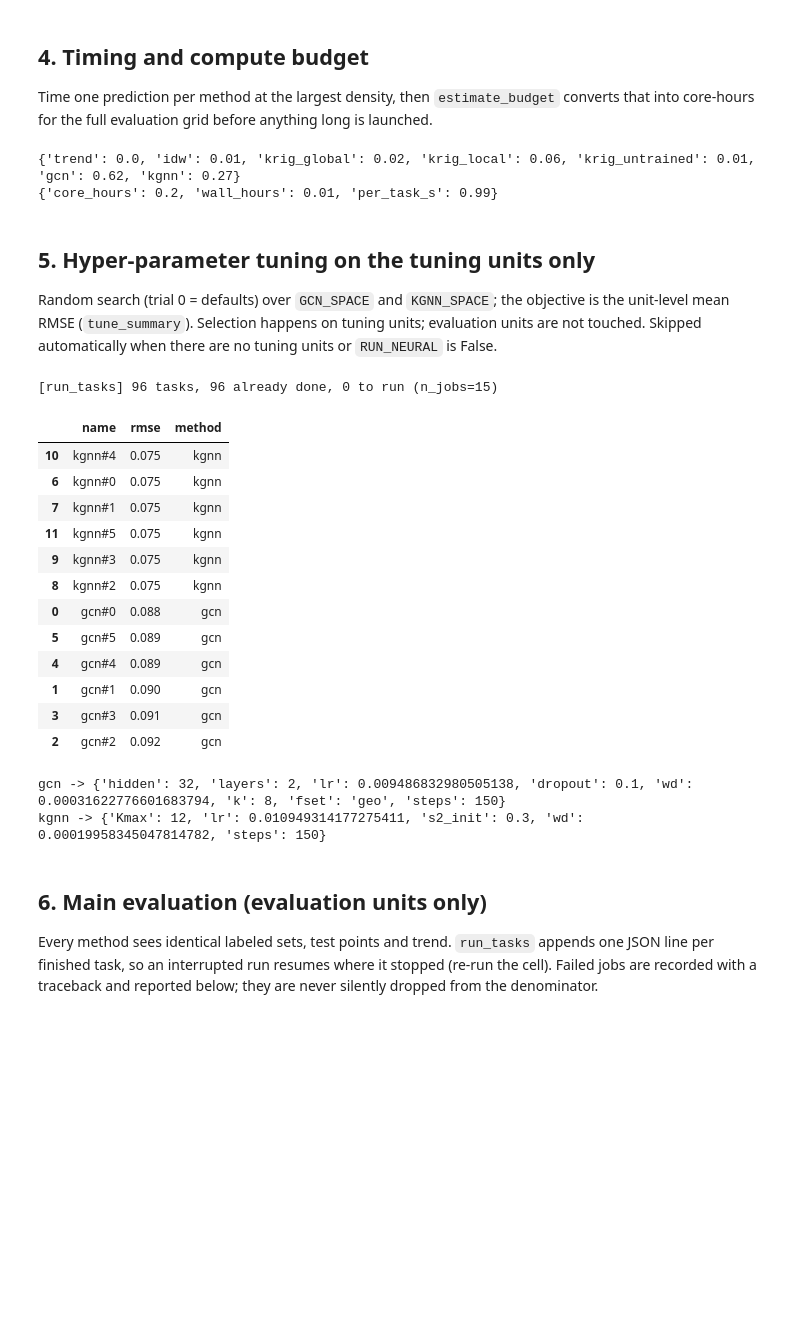
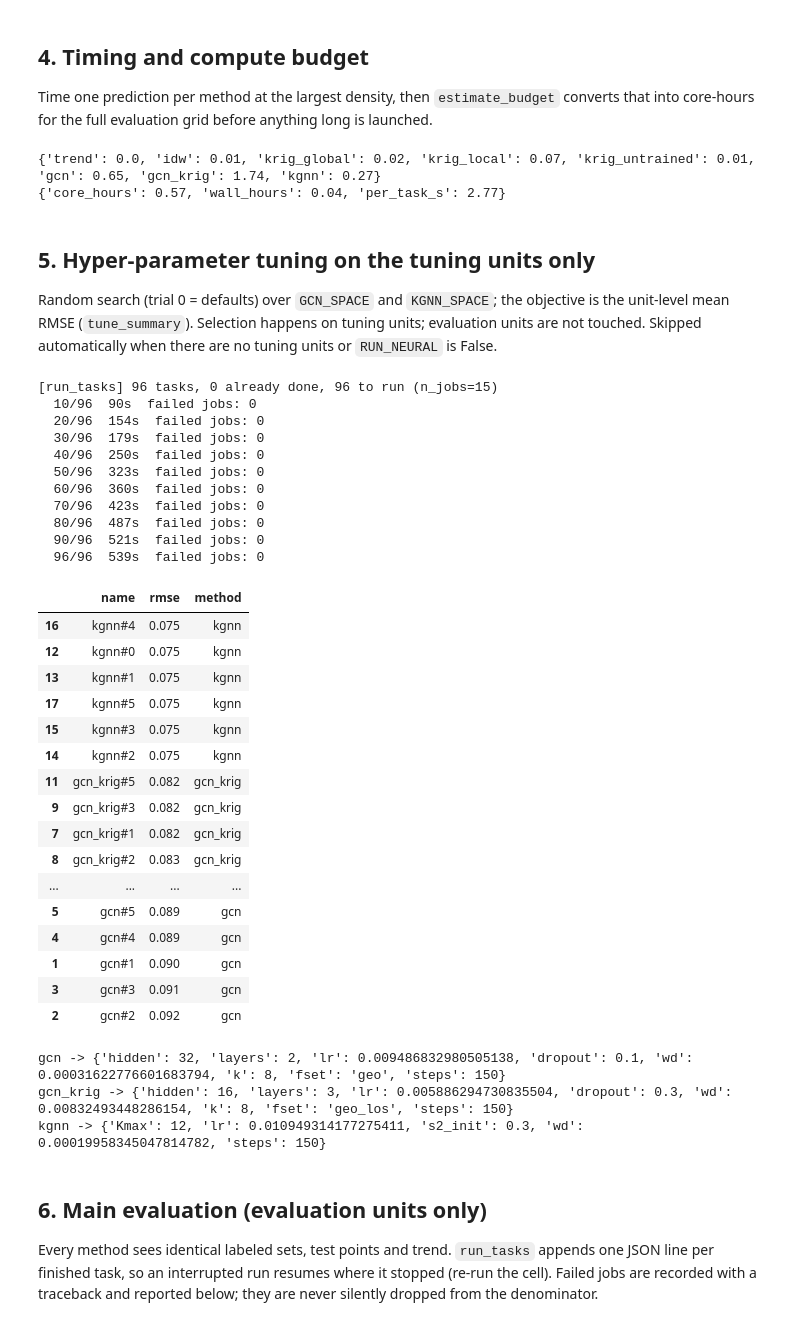
Before and after one commit to CompileArtisan/prism, a Jupyter notebook: radiomap_6g_sweep.ipynb, the cells around one changed output. Cells and saved outputs as stored; diff of their text form; code cells hidden in the pictures; blank space fills up the shorter version.

```diff
--- a/radiomap_6g_sweep.ipynb
+++ b/radiomap_6g_sweep.ipynb
@@ -180,7 +182,7 @@ trend direction OK
 split structure OK
 # %%
 # 3. label-leak test for every method that is going to be run
-METHODS_CHECK = ["trend", "idw", "krig_global", "krig_local"] + (["krig_untrained", "gcn", "kgnn"] if RUN_NEURAL else [])
+METHODS_CHECK = ["trend", "idw", "krig_global", "krig_local"] + (["krig_untrained", "gcn", "gcn_krig", "kgnn"] if RUN_NEURAL else [])
 tr, te = rc.split_for(u0, 100, 0, CFG["n_test"])
 u_bad = {k: (v.copy() if isinstance(v, np.ndarray) else v) for k, v in u0.items()}
 u_bad["y"][te] = u_bad["y"][te] + np.random.default_rng(1).normal(0, 50, len(te))     # corrupt TEST labels only
@@ -212,7 +215,7 @@ krig_local   status=ok rmse=0.839 dB
 
 Time one prediction per method at the largest density, then `estimate_budget` converts that into core-hours for the full evaluation grid before anything long is launched.
 # %%
-METHODS = ["trend", "idw", "krig_global", "krig_local"] + (["krig_untrained", "gcn", "kgnn"] if RUN_NEURAL else [])
+METHODS = ["trend", "idw", "krig_global", "krig_local"] + (["krig_untrained", "gcn", "gcn_krig", "kgnn"] if RUN_NEURAL else [])
 timing = {}
 for m in METHODS:
     r = rc.run_task(dict(id="time", unit=ok[0], density=max(CFG["densities"]), rep=0,
@@ -223,57 +226,73 @@ bud = rc.estimate_budget({k: (v if np.isfinite(v) else 60.0) for k, v in timing.
                          CFG["densities"], CFG["n_rep"], METHODS, N_JOBS)
 print({k: round(v, 2) for k, v in bud.items()})
 # %% [output]
-{'trend': 0.0, 'idw': 0.01, 'krig_global': 0.02, 'krig_local': 0.06, 'krig_untrained': 0.01, 'gcn': 0.62, 'kgnn': 0.27}
-{'core_hours': 0.2, 'wall_hours': 0.01, 'per_task_s': 0.99}
+{'trend': 0.0, 'idw': 0.01, 'krig_global': 0.02, 'krig_local': 0.07, 'krig_untrained': 0.01, 'gcn': 0.65, 'gcn_krig': 1.74, 'kgnn': 0.27}
+{'core_hours': 0.57, 'wall_hours': 0.04, 'per_task_s': 2.77}
 # %% [markdown]
 ## 5. Hyper-parameter tuning on the tuning units only
 
 Random search (trial 0 = defaults) over `GCN_SPACE` and `KGNN_SPACE`; the objective is the unit-level mean RMSE (`tune_summary`). Selection happens on tuning units; evaluation units are not touched. Skipped automatically when there are no tuning units or `RUN_NEURAL` is False.
 # %%
 N_TRIALS, TUNE_REP = 6, 2
-BEST_HP = {"gcn": {}, "kgnn": {}}
-TUNE_PATH = os.path.join(CFG["cache_dir"], "tune.jsonl")
+BEST_HP = {"gcn": {}, "gcn_krig": {}, "kgnn": {}}
+TUNE_PATH = os.path.join(CFG["cache_dir"], "tune2.jsonl")
 
 if RUN_NEURAL and TUNE_UNITS:
     trials = {"gcn": rc.random_search_space(rc.GCN_SPACE, N_TRIALS, seed=1),
+              "gcn_krig": rc.random_search_space(rc.GCN_SPACE, N_TRIALS, seed=3),
               "kgnn": rc.random_search_space(rc.KGNN_SPACE, N_TRIALS, seed=2)}
     jobs = [dict(name=f"{m}#{i}", method=m, hp=hp) for m, hs in trials.items() for i, hp in enumerate(hs)]
-    tasks = rc.make_tasks(TUNE_UNITS, CFG["densities"], TUNE_REP, jobs, CFG, prefix="tune")
+    tasks = rc.make_tasks(TUNE_UNITS, CFG["densities"], TUNE_REP, jobs, CFG, prefix="tune2")
     # a previous run in which every job failed would otherwise be treated as "already done" and skipped
     _prev = rc.read_results(TUNE_PATH)
     if len(_prev) and not (_prev.status == "ok").any():
         print("stale all-failed tune.jsonl found -> deleting it and re-running"); os.remove(TUNE_PATH)
     rc.run_tasks(tasks, TUNE_PATH, n_jobs=N_JOBS)
     tdf = rc.read_results(TUNE_PATH)
     if not (tdf.status == "ok").any():
         raise RuntimeError("Every tuning job failed. Reason:\n" + str(tdf.err.iloc[0]))
     ts = rc.tune_summary(tdf)
     ts["method"] = ts["name"].str.split("#").str[0]
     overall = ts.groupby("name", as_index=False).rmse.mean()
     overall["method"] = overall["name"].str.split("#").str[0]
     display(overall.sort_values("rmse").round(3))
     for m in BEST_HP:
         best = overall[overall.method == m].sort_values("rmse").iloc[0]["name"]
         BEST_HP[m] = trials[m][int(best.split("#")[1])]
         print(m, "->", BEST_HP[m])
 else:
     print("Tuning skipped; neural methods use their built-in defaults.")
 # %% [output]
-[run_tasks] 96 tasks, 96 already done, 0 to run (n_jobs=15)
+[run_tasks] 96 tasks, 0 already done, 96 to run (n_jobs=15)
+  10/96  90s  failed jobs: 0
+  20/96  154s  failed jobs: 0
+  30/96  179s  failed jobs: 0
+  40/96  250s  failed jobs: 0
+  50/96  323s  failed jobs: 0
+  60/96  360s  failed jobs: 0
+  70/96  423s  failed jobs: 0
+  80/96  487s  failed jobs: 0
+  90/96  521s  failed jobs: 0
+  96/96  539s  failed jobs: 0
 |  | name | rmse | method |
-| 10 | kgnn#4 | 0.075 | kgnn |
-| 6 | kgnn#0 | 0.075 | kgnn |
-| 7 | kgnn#1 | 0.075 | kgnn |
-| 11 | kgnn#5 | 0.075 | kgnn |
-| 9 | kgnn#3 | 0.075 | kgnn |
-| 8 | kgnn#2 | 0.075 | kgnn |
-| 0 | gcn#0 | 0.088 | gcn |
+| 16 | kgnn#4 | 0.075 | kgnn |
+| 12 | kgnn#0 | 0.075 | kgnn |
+| 13 | kgnn#1 | 0.075 | kgnn |
+| 17 | kgnn#5 | 0.075 | kgnn |
+| 15 | kgnn#3 | 0.075 | kgnn |
+| 14 | kgnn#2 | 0.075 | kgnn |
+| 11 | gcn_krig#5 | 0.082 | gcn_krig |
+| 9 | gcn_krig#3 | 0.082 | gcn_krig |
+| 7 | gcn_krig#1 | 0.082 | gcn_krig |
+| 8 | gcn_krig#2 | 0.083 | gcn_krig |
+| ... | ... | ... | ... |
 | 5 | gcn#5 | 0.089 | gcn |
 | 4 | gcn#4 | 0.089 | gcn |
 | 1 | gcn#1 | 0.090 | gcn |
 | 3 | gcn#3 | 0.091 | gcn |
 | 2 | gcn#2 | 0.092 | gcn |
 gcn -> {'hidden': 32, 'layers': 2, 'lr': 0.009486832980505138, 'dropout': 0.1, 'wd': 0.00031622776601683794, 'k': 8, 'fset': 'geo', 'steps': 150}
+gcn_krig -> {'hidden': 16, 'layers': 3, 'lr': 0.005886294730835504, 'dropout': 0.3, 'wd': 0.00832493448286154, 'k': 8, 'fset': 'geo_los', 'steps': 150}
 kgnn -> {'Kmax': 12, 'lr': 0.010949314177275411, 's2_init': 0.3, 'wd': 0.00019958345047814782, 'steps': 150}
 # %% [markdown]
 ## 6. Main evaluation (evaluation units only)
```
Also changed, not shown: parts of 8 cells of this notebook, 4 other files.
